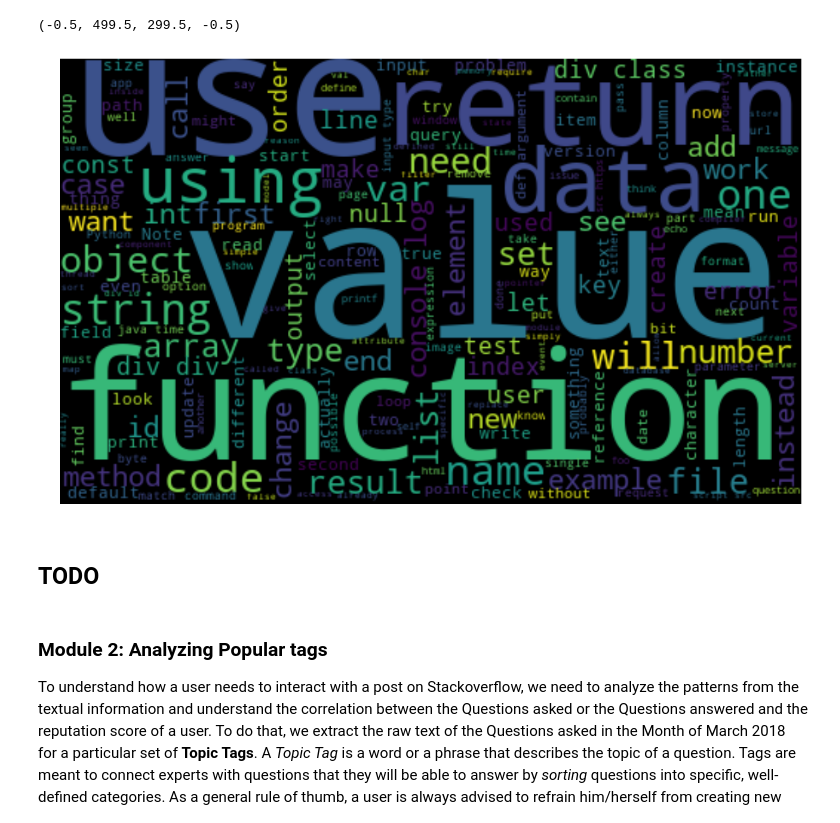
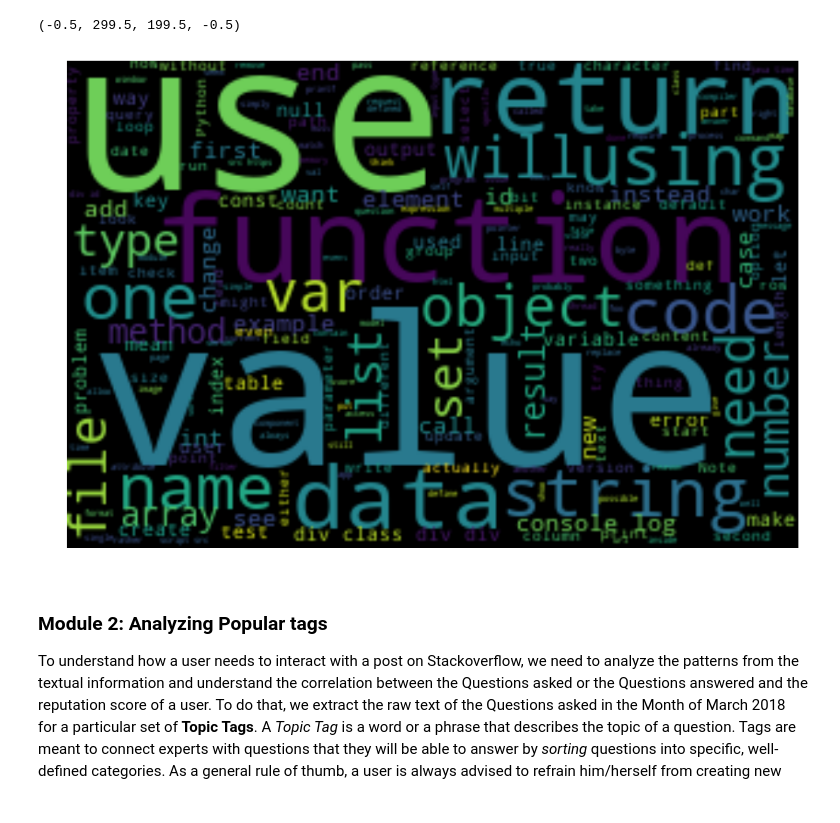
Before and after one commit to stripathi08/CMU_15688, a Jupyter notebook: Building Reputation on StackOverflow.ipynb, the cells around one changed output. Drawn from its saved outputs; the diff is of its cells as text; code cells hidden in the pictures.

```diff
--- a/Building Reputation on StackOverflow.ipynb
+++ b/Building Reputation on StackOverflow.ipynb
@@ -364,16 +315,14 @@ plt.axis("off")
 # %%
 flat_ans_list = [item for sublist in ans_list for item in sublist]
 ans_str = ' '.join(flat_ans_list)
 
-fig = plt.figure(figsize=(20, 20))
-wordcloud_ques = WordCloud(width=500, height=300, margin=0, stopwords=STOPWORDS).generate(ans_str)
+fig = plt.figure(figsize=(15, 15))
+wordcloud_ques = WordCloud(width=300, height=200, margin=0, stopwords=STOPWORDS).generate(ans_str)
 plt.imshow(wordcloud_ques, interpolation='bilinear')
 plt.axis("off")
 # %% [output]
-(-0.5, 499.5, 299.5, -0.5)
+(-0.5, 299.5, 199.5, -0.5)
-[figure, old version]
+[figure, new version]
-# %% [markdown]
-## TODO
 # %% [markdown]
 ### Module 2: Analyzing Popular tags
 
```
Also changed, not shown: parts of 68 cells of this notebook.
